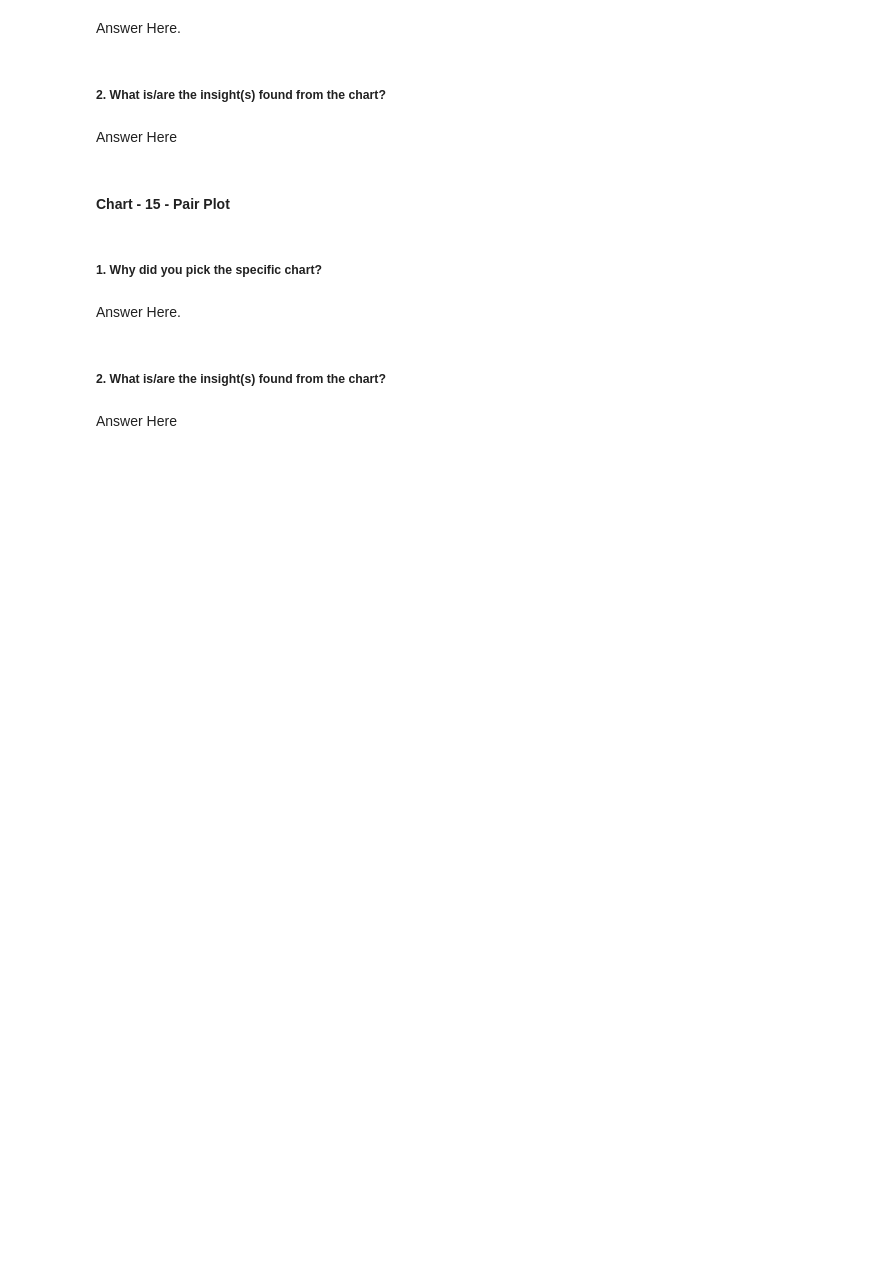
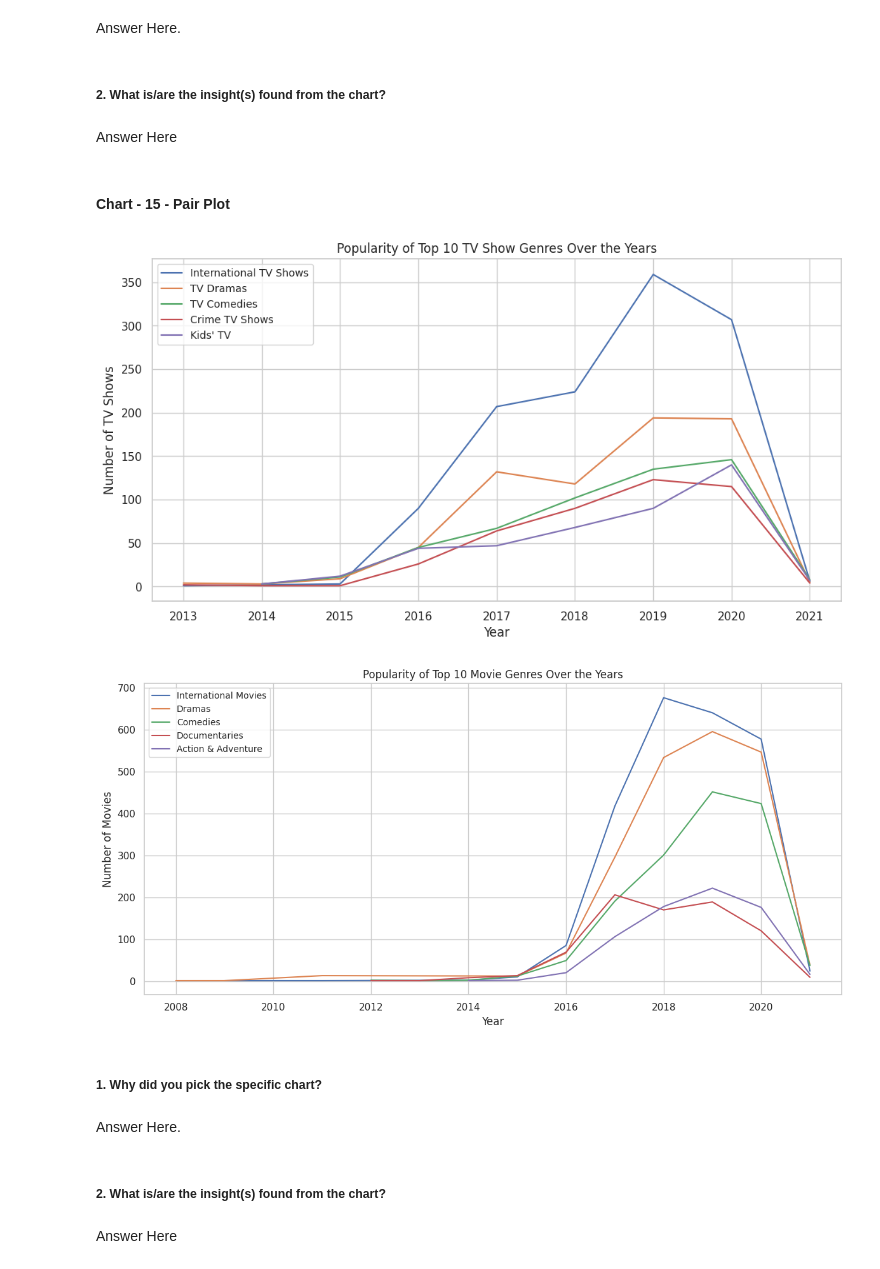
Before and after one commit to sabitendu/Capstone_Project_On_Netflix_Movies_And_TV-Shows_Clustering, a Jupyter notebook: NETFLIX_MOVIES_AND_TV_SHOWS_CLUSTERING.ipynb, the cells around one changed output. Drawn from its saved outputs; the diff is of its cells as text; code cells hidden in the pictures; blank space fills up the shorter version.

```diff
--- a/NETFLIX_MOVIES_AND_TV_SHOWS_CLUSTERING.ipynb
+++ b/NETFLIX_MOVIES_AND_TV_SHOWS_CLUSTERING.ipynb
@@ -969,3 +1187,44 @@ Answer Here
+# %%
+# Extract and count the top 10 genres for TV shows
+tv_show_genres = tv_shows['listed_in'].str.split(', ').explode()
+top_10_tv_show_genres = tv_show_genres.value_counts().head(5).index
+
+# Extract and count the top 10 genres for movies
+movie_genres = movies['listed_in'].str.split(', ').explode()
+top_10_movie_genres = movie_genres.value_counts().head(5).index
+
+# Create a line plot for TV shows by genre over the years
+plt.figure(figsize=(12, 6))
+for genre in top_10_tv_show_genres:
+    genre_data = tv_shows[tv_shows['listed_in'].str.contains(genre, case=False, na=False)]
+    genre_counts = genre_data.groupby('added_year')['show_id'].count()
+    plt.plot(genre_counts.index, genre_counts.values, label=genre)
+
+plt.title('Popularity of Top 10 TV Show Genres Over the Years')
+plt.xlabel('Year')
+plt.ylabel('Number of TV Shows')
+plt.legend(loc='upper left', fontsize='small')
+plt.grid(True)
+
+# Create a line plot for movies by genre over the years
+plt.figure(figsize=(12, 6))
+for genre in top_10_movie_genres:
+    genre_data = movies[movies['listed_in'].str.contains(genre, case=False, na=False)]
+    genre_counts = genre_data.groupby('added_year')['show_id'].count()
+    plt.plot(genre_counts.index, genre_counts.values, label=genre)
+
+plt.title('Popularity of Top 10 Movie Genres Over the Years')
+plt.xlabel('Year')
+plt.ylabel('Number of Movies')
+plt.legend(loc='upper left', fontsize='small')
+plt.grid(True)
+
+# Show the plots
+plt.tight_layout()
+plt.show()
+# %% [output]
+[figure, added]
+[figure, added]
 # %% [markdown]
 ##### 1. Why did you pick the specific chart?
 # %% [markdown]
```
Also changed, not shown: parts of 18 cells of this notebook.
